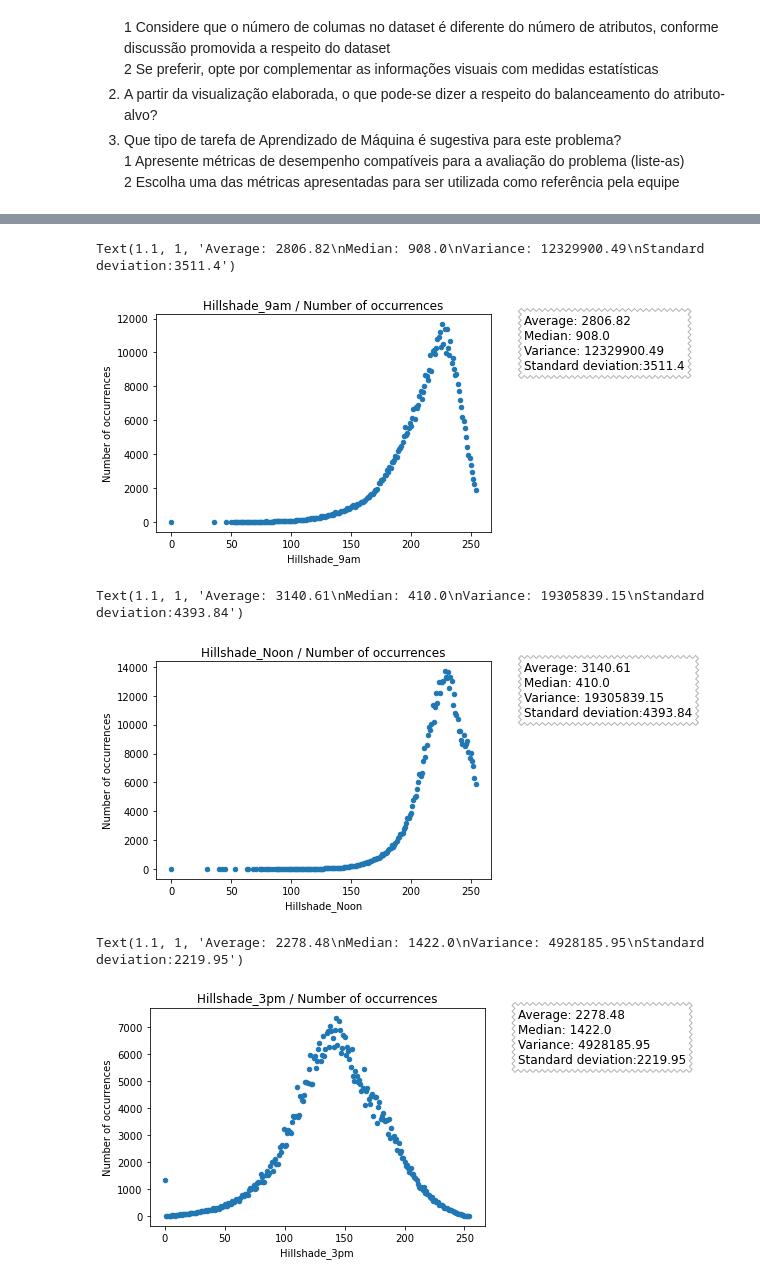
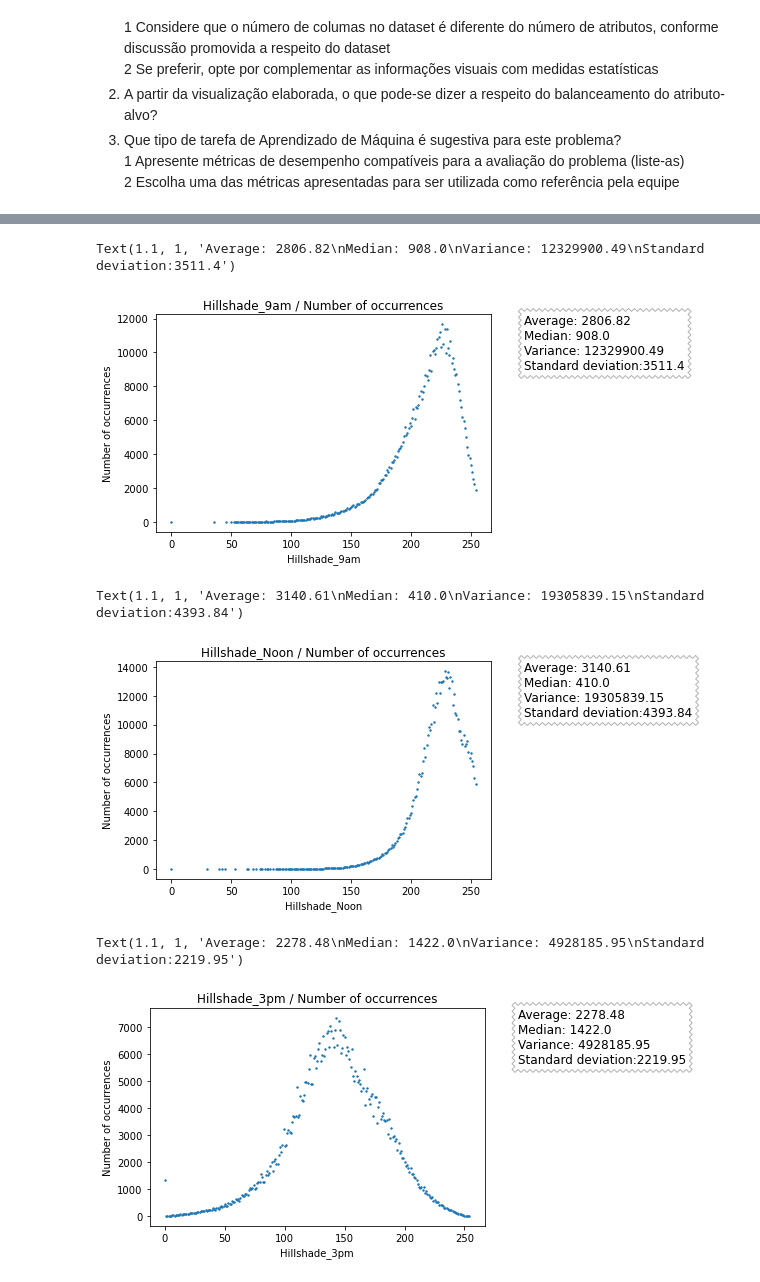
Before and after one commit to elloa-uea/projeto-pratico-3-rna-pp3-team-seven, a Jupyter notebook: notebooks/PP3.2 - Conhecendo o Conjunto de Dados.ipynb, the cells around one changed output, grey strips where cells are left out. Saved outputs shown, nothing was run; the diff lists cells and outputs as text; code cells hidden in the pictures.

```diff
--- a/notebooks/PP3.2 - Conhecendo o Conjunto de Dados.ipynb
+++ b/notebooks/PP3.2 - Conhecendo o Conjunto de Dados.ipynb
@@ -142,6 +142,7 @@ def statistics(arr):
     text = "Average: "+str(result[0])+"\nMedian: "+str(result[1])+"\nVariance: "+str(result[2])+"\nStandard deviation:"+str(result[3])
 
     return text
+plt.rcParams["figure.figsize"] = [10,9]
 # %%
 # Number of occurrences for each 'Elevation' attribute value
 new_data = dados['Elevation'].value_counts()
@@ -247,13 +248,13 @@ new_data_df = list(zip(new_data.index, new_data))
 new_data_df = pd.DataFrame(new_data_df, columns = ['Hillshade_9am', 'Number of occurrences'])
 
 # Graphic
-ax = new_data_df.plot.scatter(x='Hillshade_9am',y='Number of occurrences', colormap='viridis')
+ax = new_data_df.plot.scatter(x='Hillshade_9am',y='Number of occurrences', s=2,colormap='viridis')
 ax.set_title('Hillshade_9am / Number of occurrences')
 props = dict(boxstyle='Sawtooth', facecolor='white', alpha=0.3, pad=.5)
 ax.text(1.1, 1, statistics(new_data_df['Number of occurrences']), transform=ax.transAxes, fontsize=12, verticalalignment='top', bbox=props)
 # %% [output]
 Text(1.1, 1, 'Average: 2806.82\nMedian: 908.0\nVariance: 12329900.49\nStandard deviation:3511.4')
-[figure, old version]
+[figure, new version]
 # %%
 # Number of occurrences for each 'Hillshade_Noon' attribute value
 new_data = dados['Hillshade_Noon'].value_counts()
@@ -263,29 +264,29 @@ new_data_df = list(zip(new_data.index, new_data))
 new_data_df = pd.DataFrame(new_data_df, columns = ['Hillshade_Noon', 'Number of occurrences'])
 
 # Graphic
-ax = new_data_df.plot.scatter(x='Hillshade_Noon',y='Number of occurrences', colormap='viridis')
+ax = new_data_df.plot.scatter(x='Hillshade_Noon',y='Number of occurrences', s=2,colormap='viridis')
 ax.set_title('Hillshade_Noon / Number of occurrences')
 props = dict(boxstyle='Sawtooth', facecolor='white', alpha=0.3, pad=.5)
 ax.text(1.1, 1, statistics(new_data_df['Number of occurrences']), transform=ax.transAxes, fontsize=12, verticalalignment='top', bbox=props)
 # %% [output]
 Text(1.1, 1, 'Average: 3140.61\nMedian: 410.0\nVariance: 19305839.15\nStandard deviation:4393.84')
-[figure, old version]
+[figure, new version]
 # %%
 # Number of occurrences for each 'Hillshade_3pm' attribute value
 new_data = dados['Hillshade_3pm'].value_counts()
 
 # Exclusive 'Hillshade_3pm' dataframe
 new_data_df = list(zip(new_data.index, new_data))
 new_data_df = pd.DataFrame(new_data_df, columns = ['Hillshade_3pm', 'Number of occurrences'])
 
 # Graphic
-ax = new_data_df.plot.scatter(x='Hillshade_3pm',y='Number of occurrences', colormap='viridis')
+ax = new_data_df.plot.scatter(x='Hillshade_3pm',y='Number of occurrences', s=2,colormap='viridis')
 ax.set_title('Hillshade_3pm / Number of occurrences')
 props = dict(boxstyle='Sawtooth', facecolor='white', alpha=0.3, pad=.5)
 ax.text(1.1, 1, statistics(new_data_df['Number of occurrences']), transform=ax.transAxes, fontsize=12, verticalalignment='top', bbox=props)
 # %% [output]
 Text(1.1, 1, 'Average: 2278.48\nMedian: 1422.0\nVariance: 4928185.95\nStandard deviation:2219.95')
-[figure, old version]
+[figure, new version]
 # %%
 # Number of occurrences for each 'Horizontal_Distance_To_Fire_Points' attribute value
 new_data = dados['Horizontal_Distance_To_Fire_Points'].value_counts()
```
Also changed, not shown: parts of 7 cells of this notebook.
